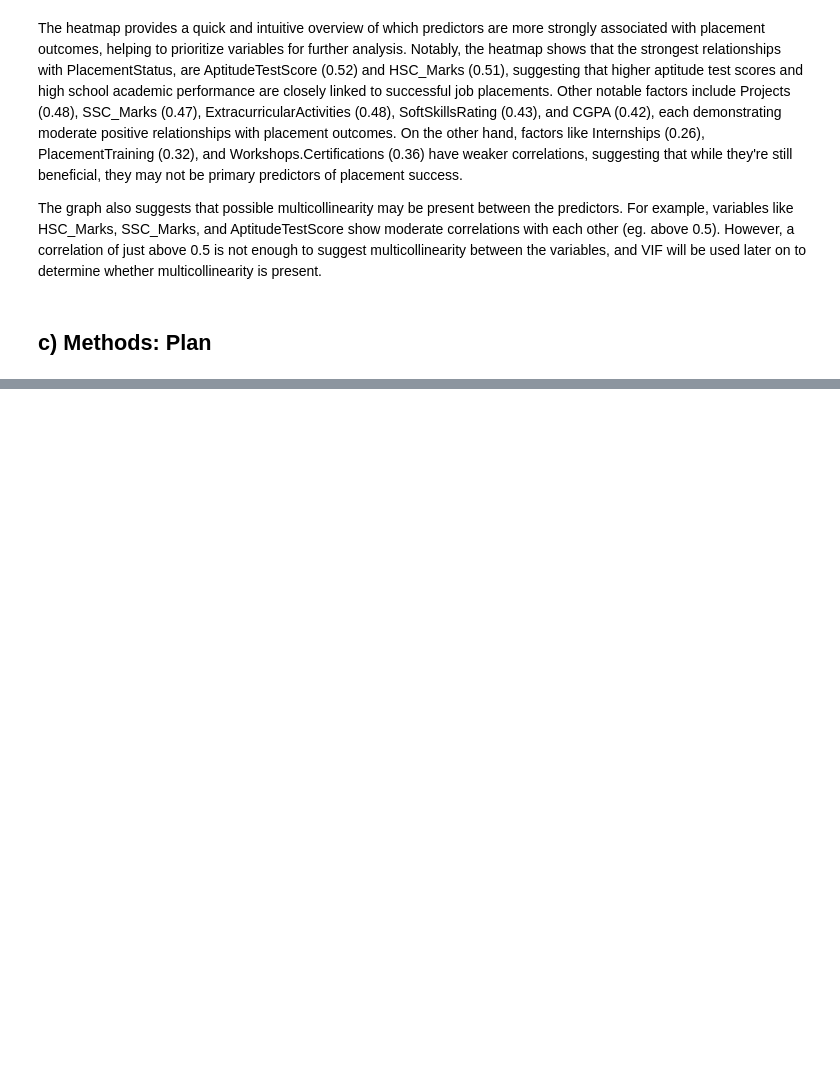
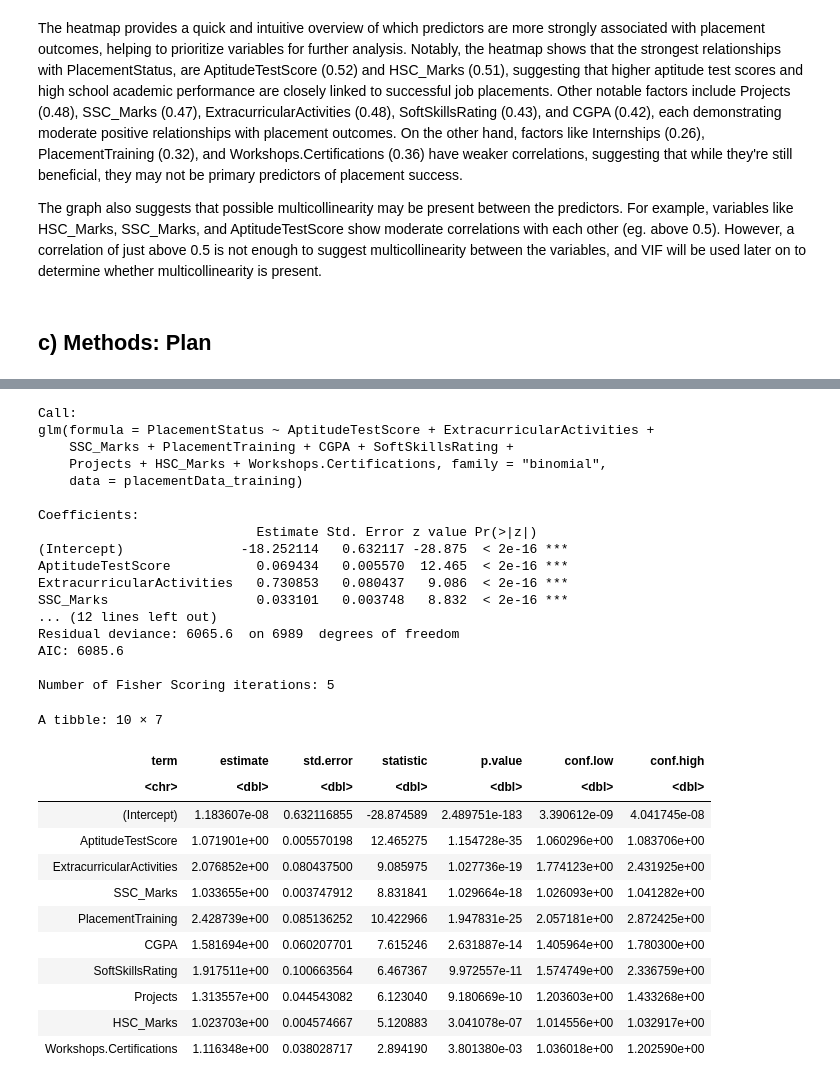
Before and after one commit to jeffiehu/STAT-301-Project, a Jupyter notebook: Final Report.ipynb, the cells around one changed output, grey strips where cells are left out. Saved outputs shown, nothing was run; the diff lists cells and outputs as text; code cells hidden in the pictures; blank space fills up the shorter version.

Commit message:
added code and interpretation up to VIF and ANOVA

```diff
--- a/Final Report.ipynb
+++ b/Final Report.ipynb
@@ -308,0 +305,7 @@ In addition, Model comparison using ANOVA, and diagnostics such as Variance Infl
+# %%
+set.seed(123) # we set a seed to make our code reproductible
+placementData_split <- initial_split(placementData, prop = 0.7, strata = PlacementStatus)
+#splitting the data into training and testing
+placementData_training <- training(placementData_split)
+placementData_testing <- testing(placementData_split)
+head(placementData_training)
@@ -308,0 +366,36 @@ In addition, Model comparison using ANOVA, and diagnostics such as Variance Infl
+# %%
+final_model <- glm(PlacementStatus ~ AptitudeTestScore + ExtracurricularActivities + SSC_Marks + PlacementTraining + CGPA + SoftSkillsRating + Projects + HSC_Marks + Workshops.Certifications,
+                   data = placementData_training, family = 'binomial') #fitting the model with the slected predictors
+summary(final_model)
+tidy(final_model, conf.int = TRUE, exponentiate = TRUE) #exponentiating the coeffcients for easier interpretation
+# %% [output]
+Call:
+glm(formula = PlacementStatus ~ AptitudeTestScore + ExtracurricularActivities +
+    SSC_Marks + PlacementTraining + CGPA + SoftSkillsRating +
+    Projects + HSC_Marks + Workshops.Certifications, family = "binomial",
+    data = placementData_training)
+
+Coefficients:
+                            Estimate Std. Error z value Pr(>|z|)
+(Intercept)               -18.252114   0.632117 -28.875  < 2e-16 ***
+AptitudeTestScore           0.069434   0.005570  12.465  < 2e-16 ***
+ExtracurricularActivities   0.730853   0.080437   9.086  < 2e-16 ***
+SSC_Marks                   0.033101   0.003748   8.832  < 2e-16 ***
+... (12 lines left out)
+Residual deviance: 6065.6  on 6989  degrees of freedom
+AIC: 6085.6
+
+Number of Fisher Scoring iterations: 5
+A tibble: 10 × 7
+| term | estimate | std.error | statistic | p.value | conf.low | conf.high |
+| <chr> | <dbl> | <dbl> | <dbl> | <dbl> | <dbl> | <dbl> |
+| (Intercept) | 1.183607e-08 | 0.632116855 | -28.874589 | 2.489751e-183 | 3.390612e-09 | 4.041745e-08 |
+| AptitudeTestScore | 1.071901e+00 | 0.005570198 | 12.465275 | 1.154728e-35 | 1.060296e+00 | 1.083706e+00 |
+| ExtracurricularActivities | 2.076852e+00 | 0.080437500 | 9.085975 | 1.027736e-19 | 1.774123e+00 | 2.431925e+00 |
+| SSC_Marks | 1.033655e+00 | 0.003747912 | 8.831841 | 1.029664e-18 | 1.026093e+00 | 1.041282e+00 |
+| PlacementTraining | 2.428739e+00 | 0.085136252 | 10.422966 | 1.947831e-25 | 2.057181e+00 | 2.872425e+00 |
+| CGPA | 1.581694e+00 | 0.060207701 | 7.615246 | 2.631887e-14 | 1.405964e+00 | 1.780300e+00 |
+| SoftSkillsRating | 1.917511e+00 | 0.100663564 | 6.467367 | 9.972557e-11 | 1.574749e+00 | 2.336759e+00 |
+| Projects | 1.313557e+00 | 0.044543082 | 6.123040 | 9.180669e-10 | 1.203603e+00 | 1.433268e+00 |
+| HSC_Marks | 1.023703e+00 | 0.004574667 | 5.120883 | 3.041078e-07 | 1.014556e+00 | 1.032917e+00 |
+| Workshops.Certifications | 1.116348e+00 | 0.038028717 | 2.894190 | 3.801380e-03 | 1.036018e+00 | 1.202590e+00 |
```
Also changed, not shown: parts of 9 cells of this notebook.
